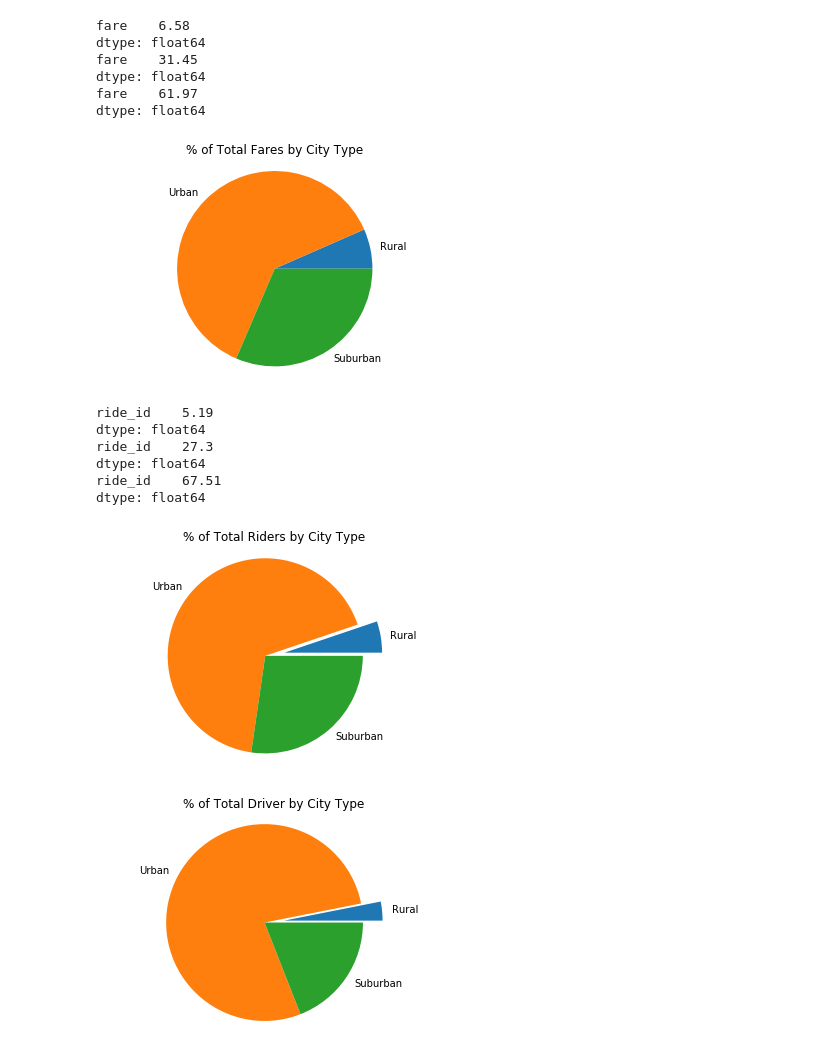
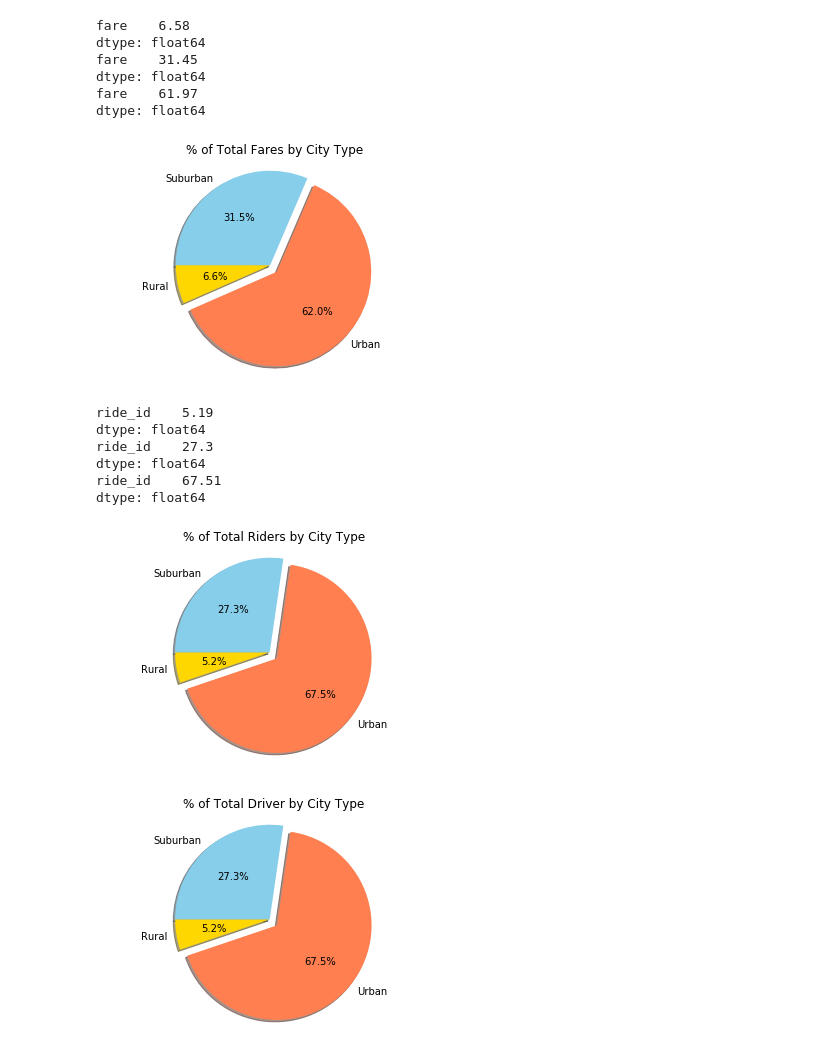
Before and after one commit to FutureGM/matplotlib, a Jupyter notebook: PyBer.ipynb, the cells around one changed output. Cells and saved outputs as stored; diff of their text form; code cells hidden in the pictures.

```diff
--- a/PyBer.ipynb
+++ b/PyBer.ipynb
@@ -256,12 +259,18 @@ dtype: float64
 #        colors = colors, autopct="%1.1f%%",
 #        shadow=True, startangle=140)#rotatelabels=True
 
-plt.pie(sizes,labels=lbls)
+plt.pie(sizes,
+        labels=lbls,
+        colors = colors,
+        autopct = "%1.1f%%",
+        shadow=True,
+        startangle=180,
+        explode = explode)
 plt.title("% of Total Fares by City Type")
 plt.axis("equal")
 plt.show()
 # %% [output]
-[figure, old version]
+[figure, new version]
 # %%
 #Percent of Total Rides by City Type
 
@@ -295,11 +304,17 @@ lbls = ["Rural", "Urban", "Suburban"]
 sizes = [ruralRides, urbanRides, suburbanRides]
 
 # The colors of each section of the pie chart
-colors = ["yellowgreen", "red", "lightcoral"]
+colors = ["gold", "coral", "skyblue"]
 
-explode = (0.2, 0.0, 0.0)
+explode = (0.0, 0.1, 0.0)
 # Tells matplotlib to seperate the "Python" section from the others
-plt.pie(sizes, labels=lbls, explode=explode)
+plt.pie(sizes,
+        labels=lbls,
+        colors = colors,
+        autopct = "%1.1f%%",
+        shadow=True,
+        startangle=180,
+        explode = explode)
 plt.title("% of Total Riders by City Type")
 plt.axis("equal")
 plt.show()
@@ -310,7 +325,7 @@ ride_id    27.3
 dtype: float64
 ride_id    67.51
 dtype: float64
-[figure, old version]
+[figure, new version]
 # %%
 #Percent of Total Drivers by City Type
 # totalDrivers = merge_data.groupby(["city"]).mean()["driver_count"]
@@ -340,37 +355,43 @@ lbls = ["Rural", "Urban", "Suburban"]
 size = [driveTotal.loc["Rural"], driveTotal.loc["Urban"], driveTotal.loc["Suburban"]]
 
 # The colors of each section of the pie chart
-colors = ["yellowgreen", "red", "lightcoral"]
+colors = ["gold", "coral", "skyblue"]
 
-explode = (0.2, 0.0, 0.0)
+explode = (0.0, 0.1, 0.0)
 # Tells matplotlib to seperate the "Python" section from the others
-plt.pie(size, labels=lbls, explode=explode)
+plt.pie(sizes,
+        labels=lbls,
+        colors = colors,
+        autopct = "%1.1f%%",
+        shadow=True,
+        startangle=180,
+        explode = explode)
 plt.title("% of Total Driver by City Type")
 plt.axis("equal")
 plt.show()
 # driveTotal.loc["Total Driving"] = driveTotal["driver_count"].sum()
 # driveTotal
 # driveTotal.iloc[[-1]]
 # driveTotal.drop(driveTotal.columns[[1,2]], axis=1, inplace=True)
 # driveTotal
 
 
 # DRIVE = driveTotal.tail(n=1)
 # DRIVE
 # driveTotal
 # #Percent of Total Drivers by City Type
 # ruralDrive = round((rideTotal.iloc[0]/driveTotal.iloc[3]) * 100, 2)
 # # merge_data.groupby("type")["fare"].agg(["sum", "count"])
 # print(ruralDrive)
 # suburbanDrive =round((driveTotal.iloc[1]/driveTotal.iloc[3]) * 100, 2)
 # print(suburbanDrive)
 # urbanDrive = round((driveTotal.iloc[2]/driveTotal.iloc[3]) * 100, 2)
 # print(urbanDrive)
 # driveDF = pd.DataFrame({"Rural Percent": ruralDrive,
 #                           "Urban Percent": urbanDrive,
 #                           "Suburban Percent": suburbanDrive},
 #                           )
 # driveDF
 # %% [output]
-[figure, old version]
+[figure, new version]
 # %%
```
Also changed, not shown: parts of 5 cells of this notebook.
